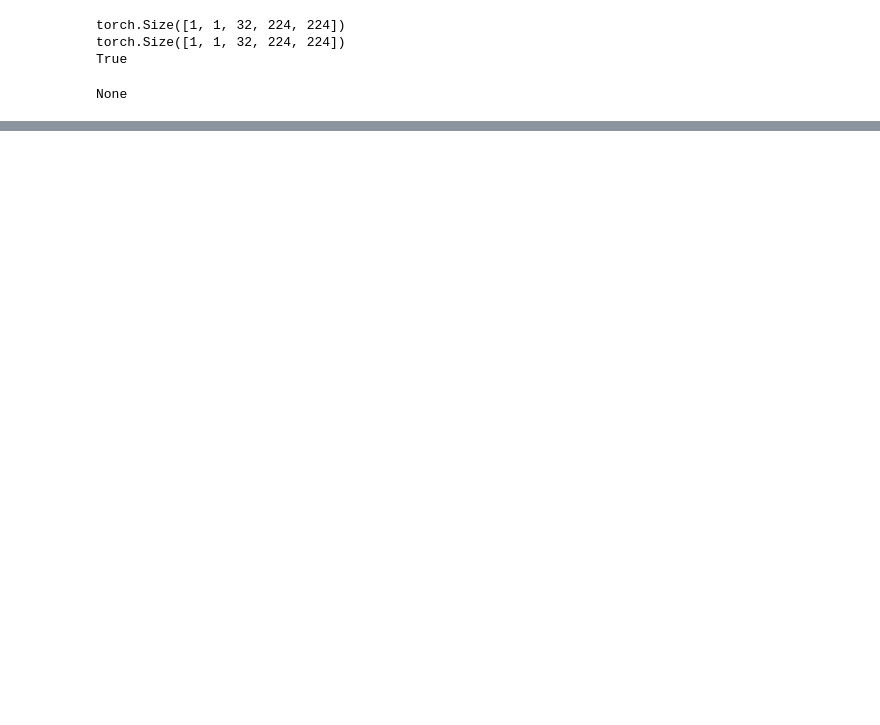
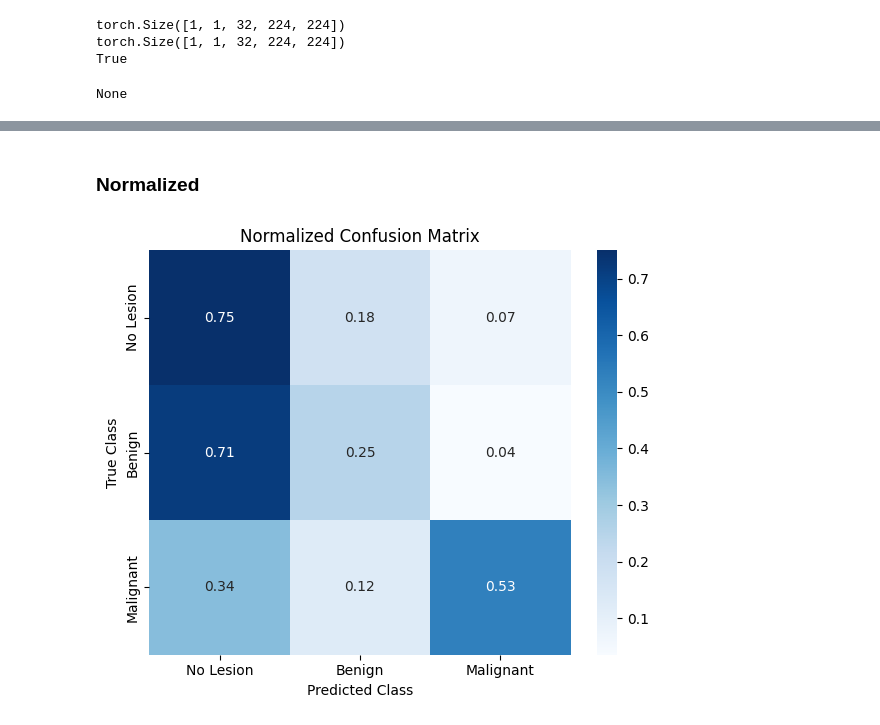
Before and after one commit to friendorus/Faithful-Faithfulness-Evaluations, a Jupyter notebook: scripts/Jupyter_notebook/Prediction_test.ipynb, the cells around one changed output, grey strips where cells are left out. Drawn from its saved outputs; the diff is of its cells as text; code cells hidden in the pictures; blank space fills up the shorter version.

```diff
--- a/scripts/Jupyter_notebook/Prediction_test.ipynb
+++ b/scripts/Jupyter_notebook/Prediction_test.ipynb
@@ -219,0 +187,5 @@ None
+# %%
+import pandas as pd
+file_name = '/home/jovyan/work/MST/results/DINOv3ViTB/predictions/results.csv'
+df = pd.read_csv(file_name)
+df.head(), df.columns
@@ -219,0 +200,49 @@ None
+# %% [markdown]
+### Normalized
+# %%
+import pandas as pd
+import numpy as np
+import matplotlib.pyplot as plt
+from sklearn.metrics import confusion_matrix
+import seaborn as sns
+
+# Load results
+df = pd.read_csv(file_name)
+
+# Ground truth and predictions
+y_true = df["GT"]
+y_pred = df["NN"]
+
+# Class labels
+labels = [0, 1, 2]
+class_names = ["No Lesion", "Benign", "Malignant"]
+
+# Confusion matrix
+cm = confusion_matrix(y_true, y_pred, labels=labels)
+
+# Normalized confusion matrix
+cm_norm = cm.astype("float") / cm.sum(axis=1)[:, np.newaxis]
+
+# Plot
+plt.figure(figsize=(6,5))
+sns.heatmap(
+    cm_norm,
+    annot=True,
+    fmt=".2f",
+    cmap="Blues",
+    xticklabels=class_names,
+    yticklabels=class_names,
+    cbar=True
+)
+
+plt.xlabel("Predicted Class")
+plt.ylabel("True Class")
+plt.title("Normalized Confusion Matrix")
+
+plt.tight_layout()
+
+# Save for thesis
+plt.savefig("Confusion Matrix/v3_confusion_matrix_normalized_withheading.jpg")
+plt.show()
+# %% [output]
+[figure, added]
```
Also changed, not shown: parts of 29 cells of this notebook, 4 other files.
